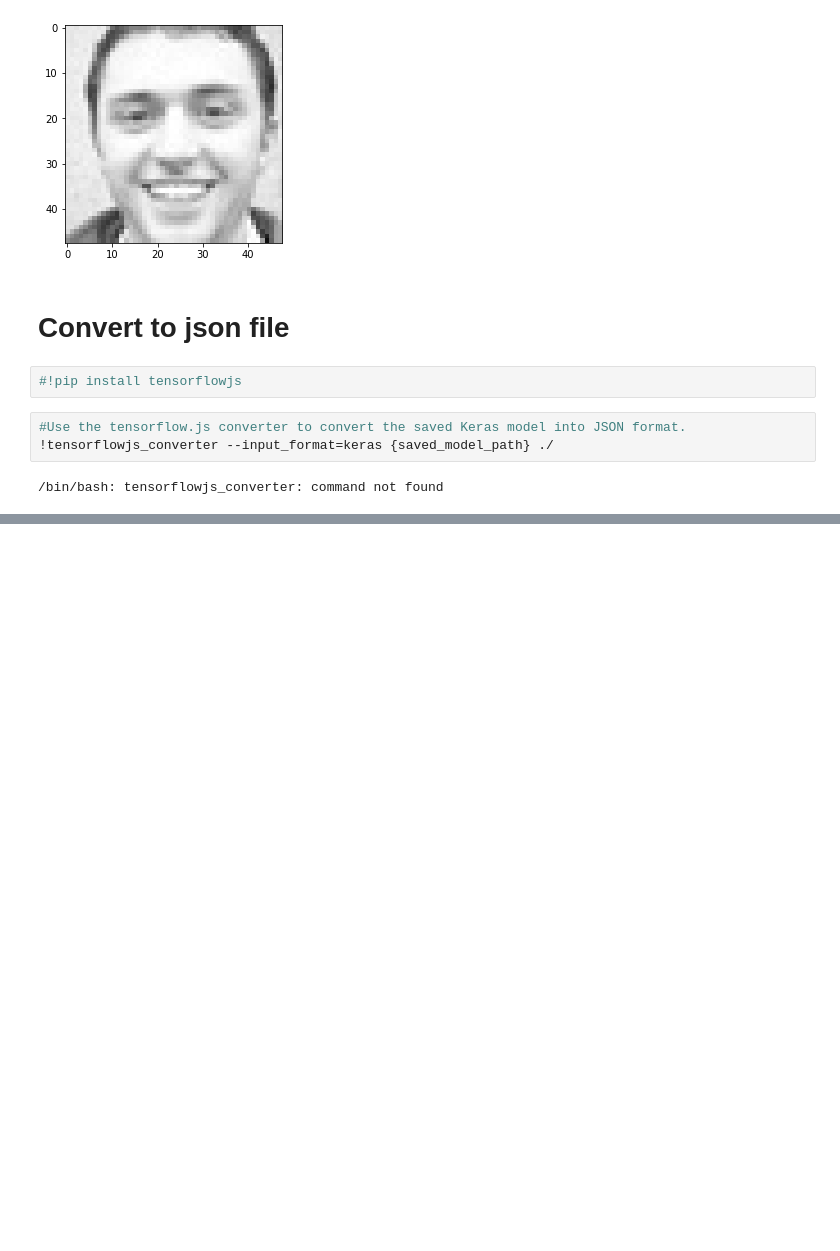
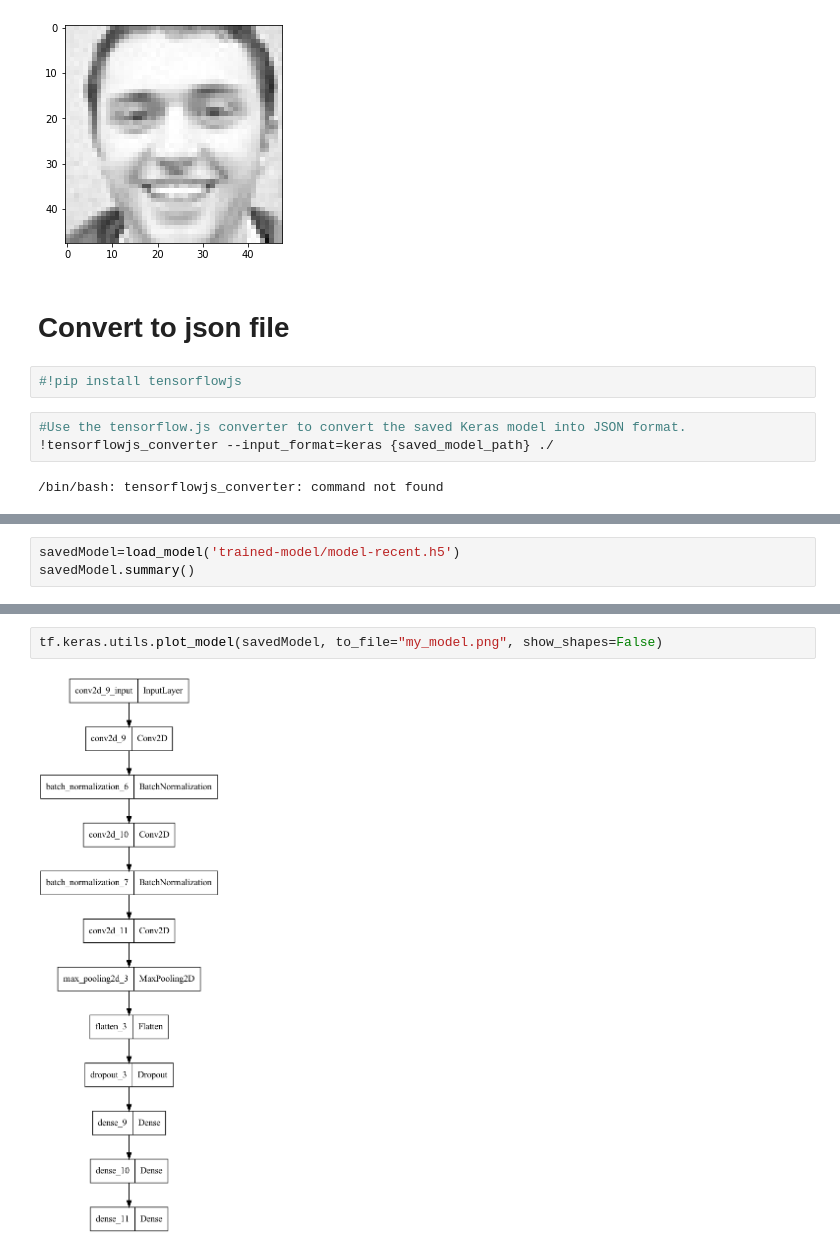
Before and after one commit to Yoshibansal/Your-Shoulder, a Jupyter notebook: CNN_Sentiment_Analysis/FaceDetection.ipynb, the cells around one changed output, grey strips where cells are left out. Drawn from its saved outputs; the diff is of its cells as text; blank space fills up the shorter version.

```diff
--- a/CNN_Sentiment_Analysis/FaceDetection.ipynb
+++ b/CNN_Sentiment_Analysis/FaceDetection.ipynb
@@ -337,0 +349,3 @@ array([[0., 1., 0., 0.]], dtype=float32)
+# %%
+savedModel=load_model('trained-model/model-recent.h5')
+savedModel.summary()
@@ -337,0 +376,4 @@ array([[0., 1., 0., 0.]], dtype=float32)
+# %%
+tf.keras.utils.plot_model(savedModel, to_file="my_model.png", show_shapes=False)
+# %% [output]
+[figure, added]
```
Also changed, not shown: parts of 3 cells of this notebook, 9 other files.
